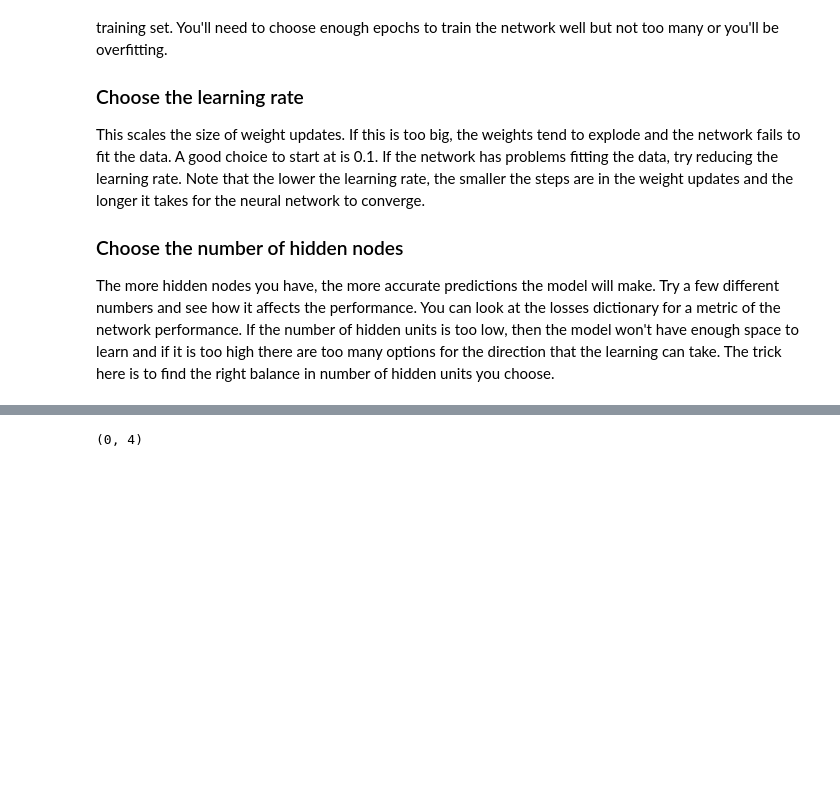
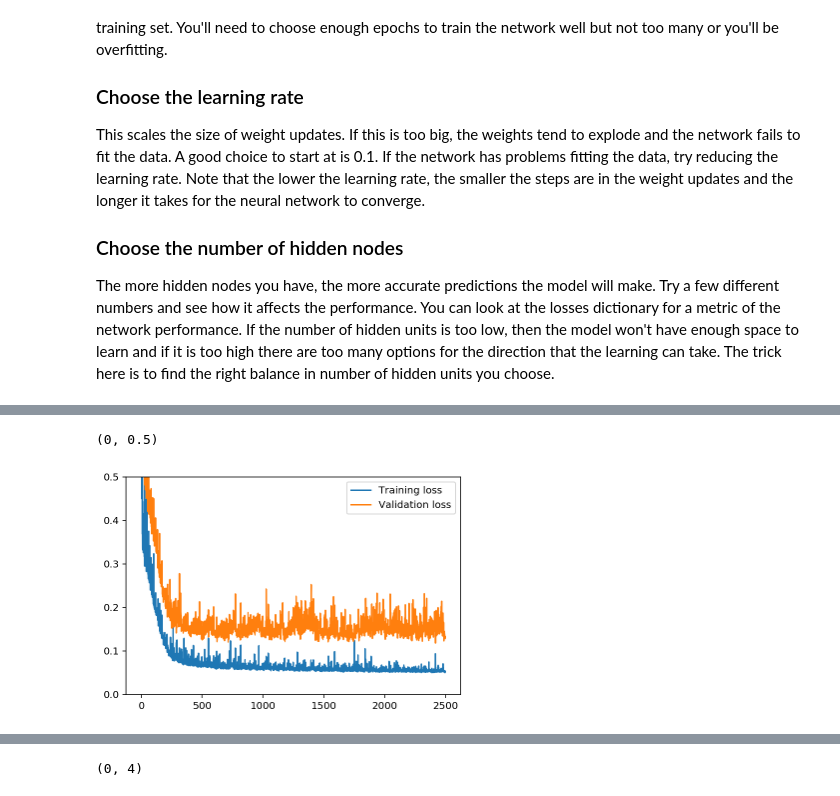
Before and after one commit to clrogers2/DeepLearning-Udacity, a Jupyter notebook: Intro Neural Networks/dlnd-your-first-network/DLND Your first neural network.ipynb, the cells around one changed output, grey strips where cells are left out. Saved outputs shown, nothing was run; the diff lists cells and outputs as text; code cells hidden in the pictures; blank space fills up the shorter version.

```diff
--- a/Intro Neural Networks/dlnd-your-first-network/DLND Your first neural network.ipynb
+++ b/Intro Neural Networks/dlnd-your-first-network/DLND Your first neural network.ipynb
@@ -129,7 +129,7 @@ Below, you have these tasks:
 3. Implement the backpropagation algorithm in the `train` method, including calculating the output error.
 4. Implement the forward pass in the `run` method.
 # %%
-class NeuralNetwork(object):
+class first_NeuralNetwork(object):
     def __init__(self, input_nodes, hidden_nodes, output_nodes, learning_rate):
         # Set number of nodes in input, hidden and output layers.
         self.input_nodes = input_nodes
@@ -139,10 +139,10 @@ class NeuralNetwork(object):
         # Initialize weights
         # Tried to adjust the scale parameter using different dimensions to see if that
         # Improved the model, no significant change observed
-        self.weights_input_to_hidden = np.random.normal(0.0, 1 / self.hidden_nodes**-0.5,
+        self.weights_input_to_hidden = np.random.normal(0.0, self.input_nodes**-0.5,
                                        (self.input_nodes, self.hidden_nodes))
 
-        self.weights_hidden_to_output = np.random.normal(0.0, 1 / self.output_nodes**-0.5,
+        self.weights_hidden_to_output = np.random.normal(0.0, self.hidden_nodes**-0.5,
                                        (self.hidden_nodes, self.output_nodes))
         self.lr = learning_rate
 
@@ -228,9 +310,9 @@ The more hidden nodes you have, the more accurate predictions the model will mak
 import sys
 
 ### Set the hyperparameters here ###
-epochs = 1000
-learning_rate = 0.05
-hidden_nodes = 27
+epochs = 2500
+learning_rate = 0.075
+hidden_nodes = 18
 output_nodes = 1
 
 N_i = train_features.shape[1]
@@ -257,0 +340,14 @@ Progress: 99.0% ... Training loss: 1.532 ... Validation loss: 1.646
+# %%
+# 18 hidden nodes, 0.075 Learning rate, 2500 epochs
+#Training loss: 0.051 ... Validation loss: 0.132
+#Reverted network to utilize original matrix dimensions,
+#i.e. inputs = (54, 15432) vs (15432, 54)
+# I DON'T KNOW WHY THIS MATTERS!
+# This also results in much faster training (orders of magnitude faster)
+plt.plot(losses['train'], label='Training loss')
+plt.plot(losses['validation'], label='Validation loss')
+plt.legend()
+plt.ylim(ymax=.5, bottom=0)
+# %% [output]
+(0, 0.5)
+[figure, added]
```
Also changed, not shown: parts of 15 cells of this notebook, 1 other file.
